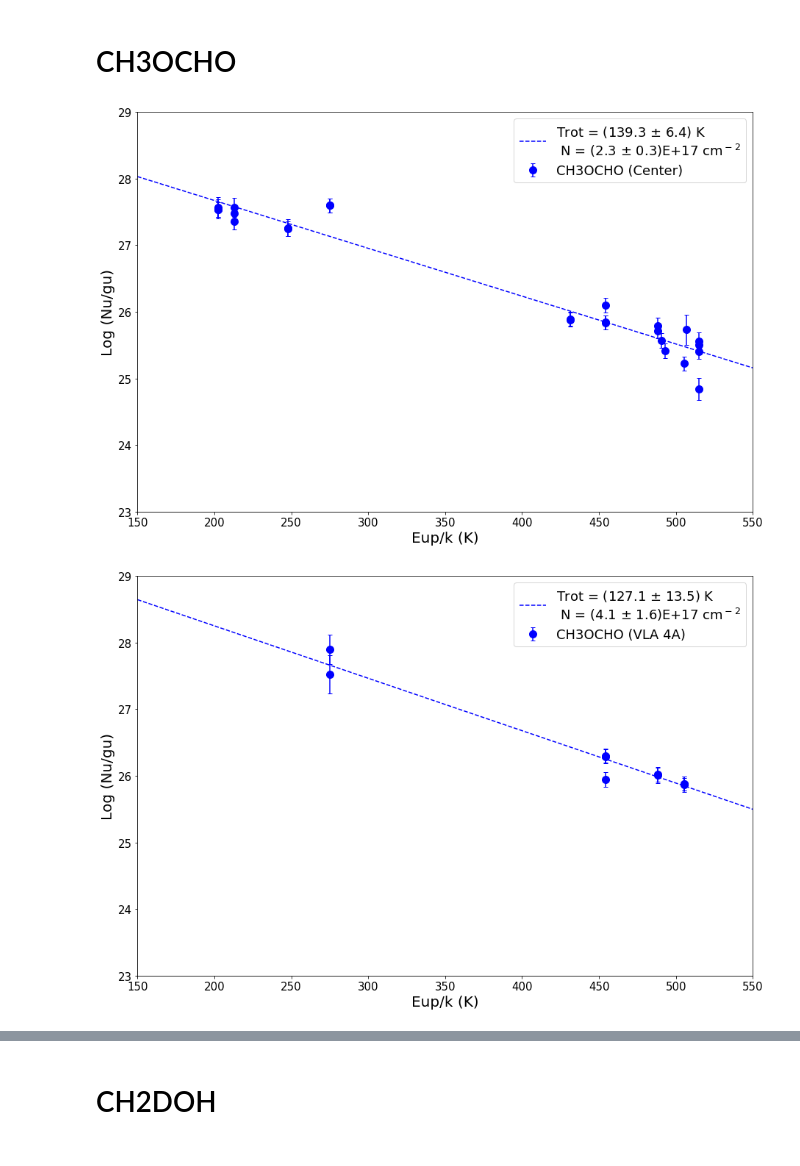
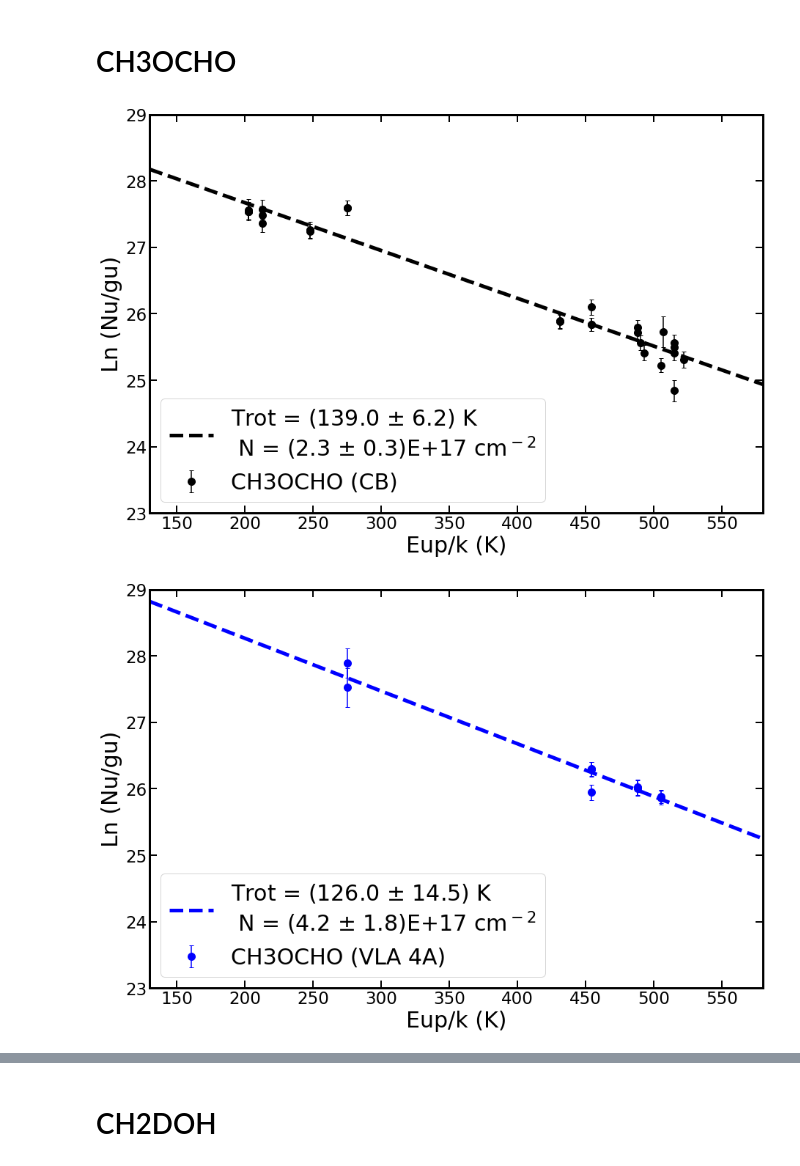
Before and after one commit to IAA-CSIC/dragom, a Jupyter notebook: Trot/TrotDiagrams.ipynb, the cells around one changed output, grey strips where cells are left out. Saved outputs shown, nothing was run; the diff lists cells and outputs as text; code cells hidden in the pictures.

```diff
--- a/Trot/TrotDiagrams.ipynb
+++ b/Trot/TrotDiagrams.ipynb
@@ -41,7 +41,7 @@ def rotational_diagram(file_in,file_Q):
 
     return [Trot,E_Trot], [N, E_N], fit, [x,y,E_y]
 # %%
-def plot_diagram(data, Trot, N, fit, f, label, file_out, limits):
+def plot_diagram(data, Trot, N, fit, f, label, file_out, limits, color):
     '''Draw the rotational diagram.'''
     x = data[0]
     y = data[1]
@@ -58,30 +58,31 @@ def plot_diagram(data, Trot, N, fit, f, label, file_out, limits):
     x_fit = np.linspace(left,right,100)
     y_fit = fit[0]*x_fit+fit[1]
     label_plot=f'Trot = ({round(T_val,1)} $\pm$ {round(T_err,1)}) K \n N = ({round(N_val/f,1)} $\pm$ {round(N_err/f,1)})' + f'{Decimal(f):.0E}'[-4:] + ' cm$^-$$^2$'
-    plt.figure(figsize=(15,10))
-    plt.xlim(left, right)
-    plt.ylim(bot,top)
-    plt.plot(x_fit,y_fit,'--b',label=label_plot)
-    plt.errorbar(x, y, xerr=None,yerr=E_y, fmt='ob',capsize=3,ms=10,label=label)
-    plt.xlabel('Eup/k (K)',fontsize=20)
-    plt.ylabel('Log (Nu/gu)',fontsize=20)
-    rc('xtick', labelsize=15)
-    rc('ytick', labelsize=15)
-    plt.legend(fontsize=18)
+    fig, ax = plt.subplots(figsize=(15,10))
+    ax.set_xlim(left, right)
+    ax.set_ylim(bot,top)
+    ax.set_xlabel('Eup/k (K)',fontsize=30)
+    ax.set_ylabel('Ln (Nu/gu)',fontsize=30)
+    for axis in ['top','bottom', 'left', 'right']:
+        ax.spines[axis].set_linewidth(3)
+    ax.tick_params(right=True, top=True, direction='in',labelsize=23, width=2,length=10)
+    ax.plot(x_fit,y_fit,'--'+color,label=label_plot,lw=5)
+    ax.errorbar(x, y, xerr=None,yerr=E_y, fmt='o'+color,capsize=3,ms=10,label=label)
+    ax.legend(fontsize=30)
     plt.savefig(file_out,bbox='tight')
 # %%
-def make(data_in, file_Q, f, label, limits):
+def make(data_in, file_Q, f, label, limits, color):
     file_out=data_in[:-4]+'.png'
     trot, n, fit, data = rotational_diagram(data_in,file_Q)
-    plot_diagram(data, trot, n, fit, f, label, file_out, limits)
+    plot_diagram(data, trot, n, fit, f, label, file_out, limits, color)
 # %% [markdown]
 # CH3OCHO
 # %%
 qfile='60003.txt' #file with info on Q(Trot)
 f = 10**17
-make('CH3OCHO-Center.dat', qfile, f, 'CH3OCHO (Center)', [150,550,23,29])
-make('CH3OCHO-A.dat', qfile, f, 'CH3OCHO (VLA 4A)', [150,550,23,29])
-make('CH3OCHO-B.dat', qfile, f, 'CH3OCHO (VLA 4B)', [150,550,23,29])
+make('CH3OCHO-Center.dat', qfile, f, 'CH3OCHO (CB)', [130,580,23,29],'k')
+make('CH3OCHO-A.dat', qfile, f, 'CH3OCHO (VLA 4A)', [130,580,23,29], 'b')
+make('CH3OCHO-B.dat', qfile, f, 'CH3OCHO (VLA 4B)', [130,580,23,29],'r')
 # %% [output]
-[figure, old version]
+[figure, new version]
-[figure, old version]
+[figure, new version]
```
Also changed, not shown: parts of 3 cells of this notebook.
